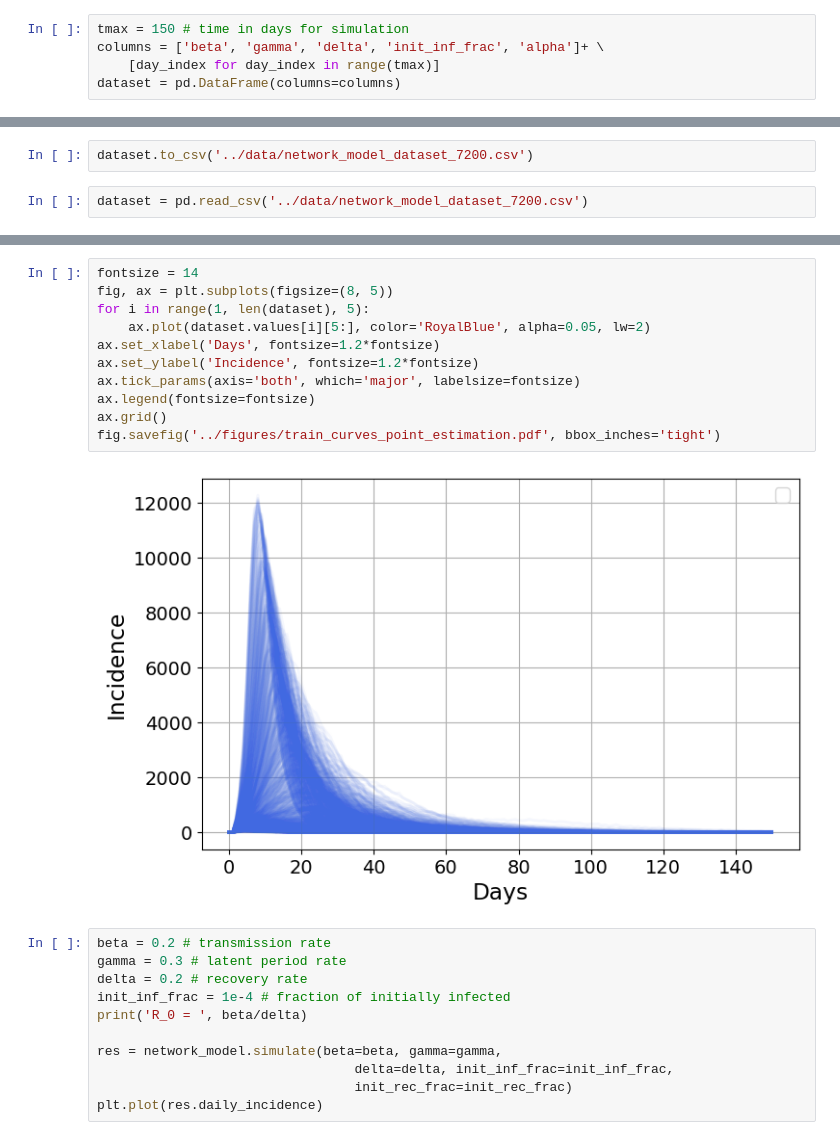
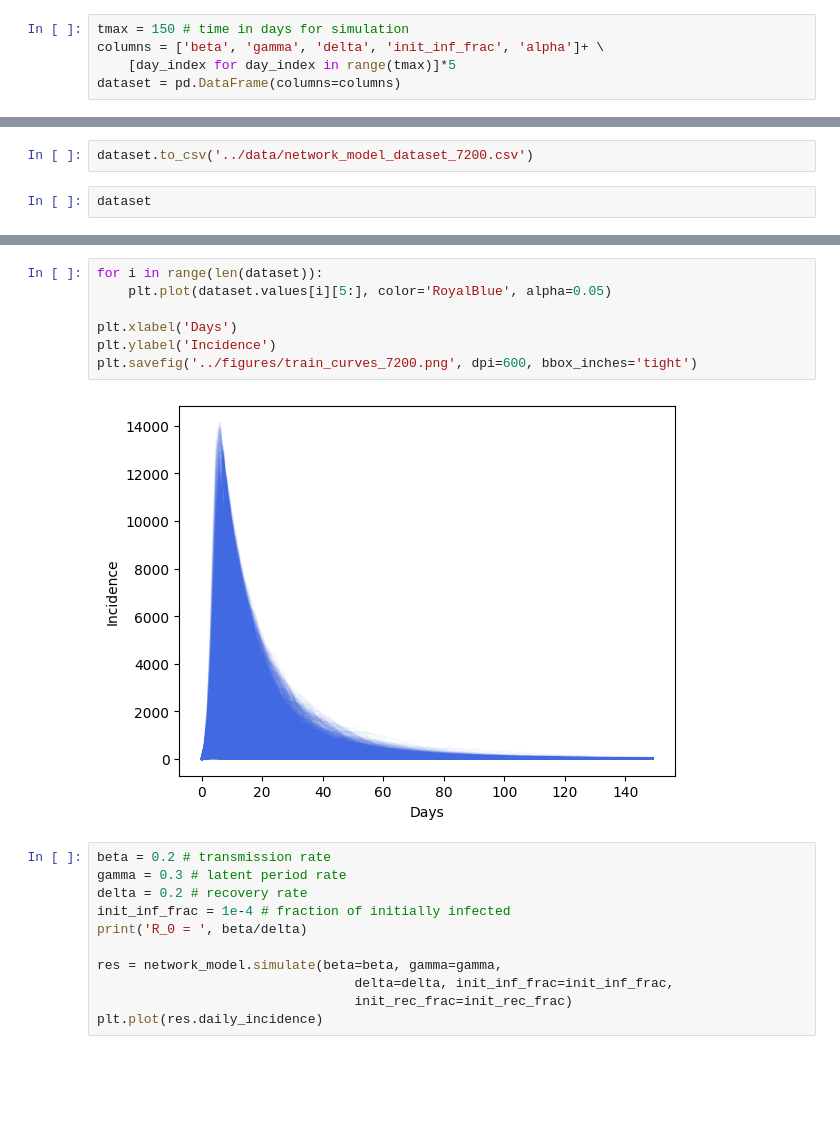
Before and after one commit to Mpkosh/hybrid_surrogate, a Jupyter notebook: notebooks/seir_network_dataset_generation.ipynb, the cells around one changed output, grey strips where cells are left out. Saved outputs shown, nothing was run; the diff lists cells and outputs as text; blank space fills up the shorter version.

```diff
--- a/notebooks/seir_network_dataset_generation.ipynb
+++ b/notebooks/seir_network_dataset_generation.ipynb
@@ -18,5 +18,5 @@ from source.SEIR_network import SEIRNetworkModel
 # %%
 tmax = 150 # time in days for simulation
 columns = ['beta', 'gamma', 'delta', 'init_inf_frac', 'alpha']+ \
-    [day_index for day_index in range(tmax)]
+    [day_index for day_index in range(tmax)]*5
 dataset = pd.DataFrame(columns=columns)
@@ -46,4 +57,4 @@ KeyboardInterrupt:
 # %%
 dataset.to_csv('../data/network_model_dataset_7200.csv')
 # %%
-dataset = pd.read_csv('../data/network_model_dataset_7200.csv')
+dataset
@@ -50,16 +75,12 @@ dataset = pd.read_csv('../data/network_model_dataset_7200.csv')
 # %%
-fontsize = 14
-fig, ax = plt.subplots(figsize=(8, 5))
-for i in range(1, len(dataset), 5):
-    ax.plot(dataset.values[i][5:], color='RoyalBlue', alpha=0.05, lw=2)
-ax.set_xlabel('Days', fontsize=1.2*fontsize)
-ax.set_ylabel('Incidence', fontsize=1.2*fontsize)
-ax.tick_params(axis='both', which='major', labelsize=fontsize)
-ax.legend(fontsize=fontsize)
-ax.grid()
-fig.savefig('../figures/train_curves_point_estimation.pdf', bbox_inches='tight')
+for i in range(len(dataset)):
+    plt.plot(dataset.values[i][5:], color='RoyalBlue', alpha=0.05)
+
+plt.xlabel('Days')
+plt.ylabel('Incidence')
+plt.savefig('../figures/train_curves_7200.png', dpi=600, bbox_inches='tight')
 # %% [output]
-[figure, old version]
+[figure, new version]
 # %%
 beta = 0.2 # transmission rate
 gamma = 0.3 # latent period rate
```
Also changed, not shown: parts of 7 cells of this notebook, 2 other files.
